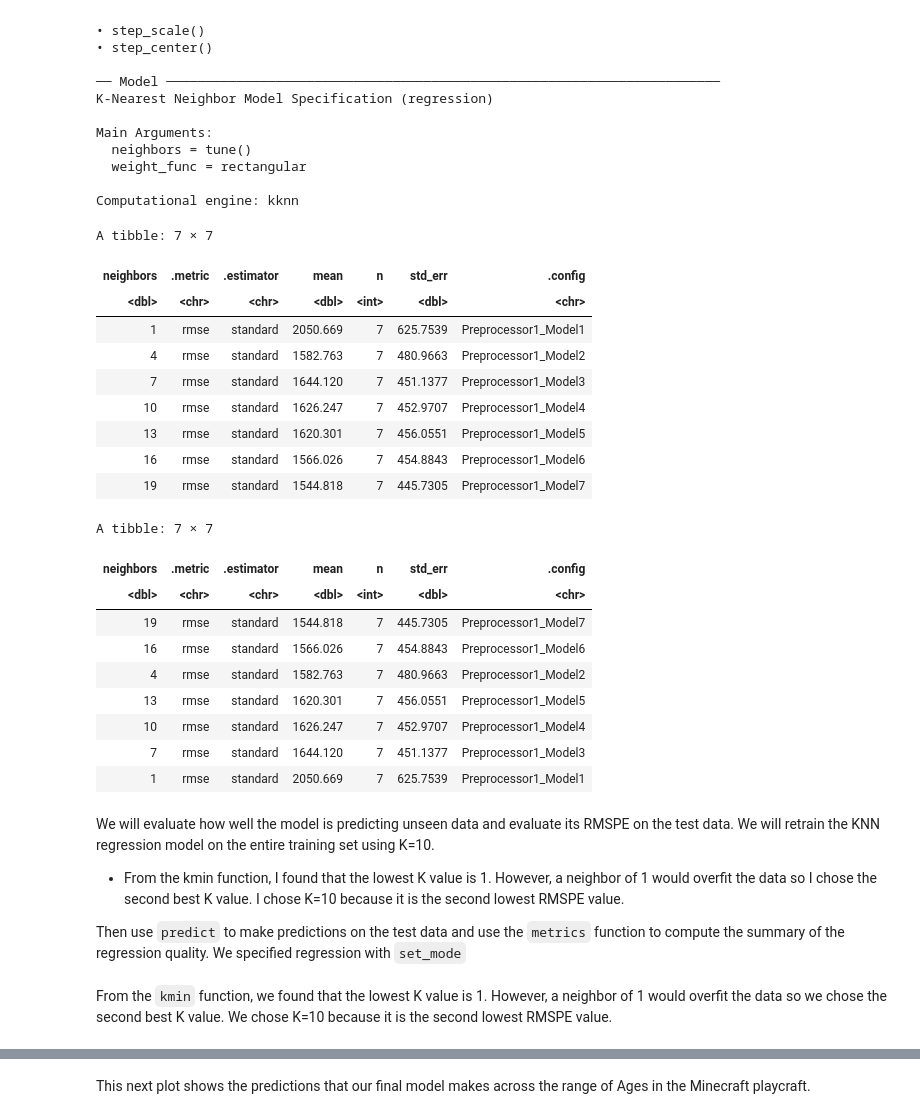
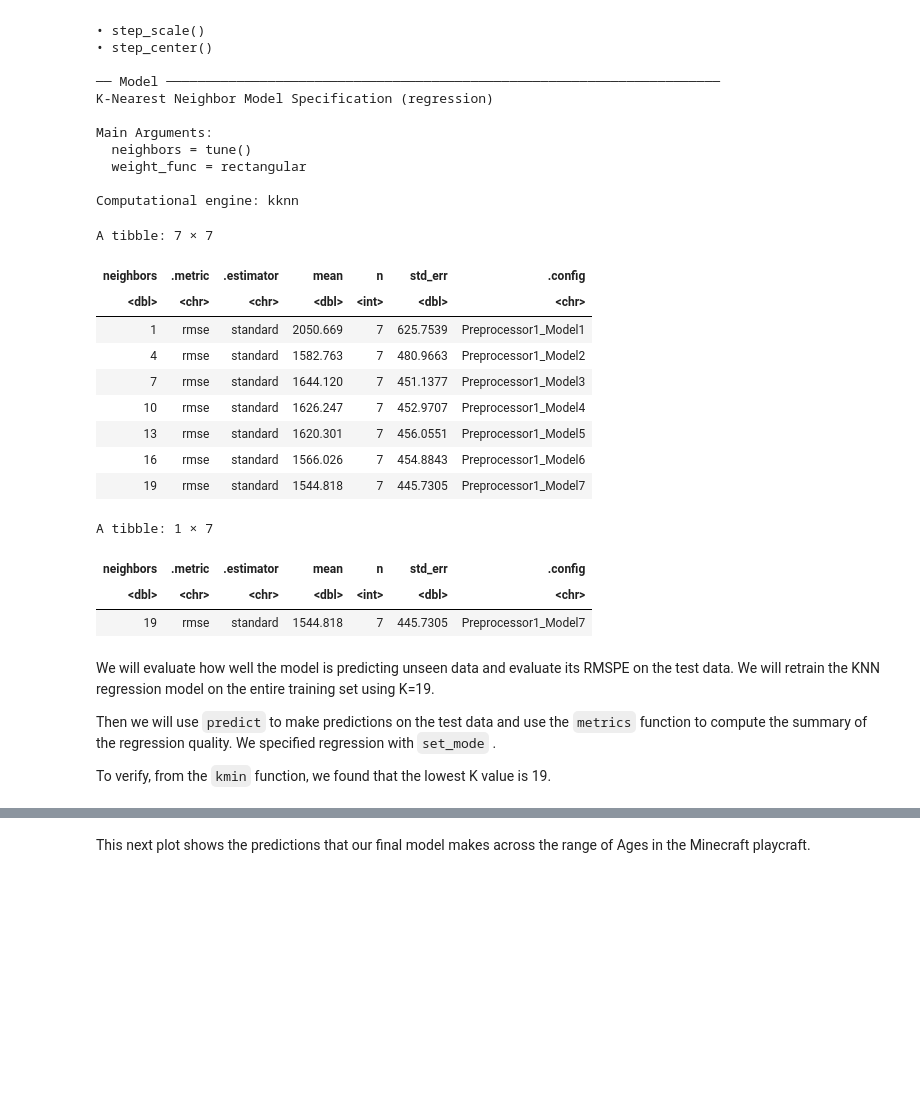
Before and after one commit to vghappy/minecraft_gameplay, a Jupyter notebook: Group Project.ipynb, the cells around one changed output, grey strips where cells are left out. Drawn from its saved outputs; the diff is of its cells as text; code cells hidden in the pictures; blank space fills up the shorter version.

```diff
--- a/Group Project.ipynb
+++ b/Group Project.ipynb
@@ -255,40 +240,36 @@ gridvals<- tibble(neighbors=seq(from=1, to=20, by=3))
 # %%
 players_results<- players_wkflw|>
 tune_grid(resamples= players_vfold, grid=gridvals)|>
 collect_metrics()|>
 filter(.metric== "rmse")
 players_results
 
-
-players_min <- players_results|> arrange(mean)
+#Showing the row with the least RMSPE
+players_min <- players_results|>
+    filter(mean == min(mean))
 players_min
-#smallest RMSPE occurs when K=1
+#smallest RMSPE occurs when K=19
 # %% [output]
 A tibble: 7 × 7
 | neighbors | .metric | .estimator | mean | n | std_err | .config |
 | <dbl> | <chr> | <chr> | <dbl> | <int> | <dbl> | <chr> |
 | 1 | rmse | standard | 2050.669 | 7 | 625.7539 | Preprocessor1_Model1 |
 | 4 | rmse | standard | 1582.763 | 7 | 480.9663 | Preprocessor1_Model2 |
 | 7 | rmse | standard | 1644.120 | 7 | 451.1377 | Preprocessor1_Model3 |
 | 10 | rmse | standard | 1626.247 | 7 | 452.9707 | Preprocessor1_Model4 |
 | 13 | rmse | standard | 1620.301 | 7 | 456.0551 | Preprocessor1_Model5 |
 | 16 | rmse | standard | 1566.026 | 7 | 454.8843 | Preprocessor1_Model6 |
 | 19 | rmse | standard | 1544.818 | 7 | 445.7305 | Preprocessor1_Model7 |
-A tibble: 7 × 7
+A tibble: 1 × 7
 | neighbors | .metric | .estimator | mean | n | std_err | .config |
 | <dbl> | <chr> | <chr> | <dbl> | <int> | <dbl> | <chr> |
 | 19 | rmse | standard | 1544.818 | 7 | 445.7305 | Preprocessor1_Model7 |
-| 16 | rmse | standard | 1566.026 | 7 | 454.8843 | Preprocessor1_Model6 |
-| 4 | rmse | standard | 1582.763 | 7 | 480.9663 | Preprocessor1_Model2 |
-| 13 | rmse | standard | 1620.301 | 7 | 456.0551 | Preprocessor1_Model5 |
-| 10 | rmse | standard | 1626.247 | 7 | 452.9707 | Preprocessor1_Model4 |
-| 7 | rmse | standard | 1644.120 | 7 | 451.1377 | Preprocessor1_Model3 |
-| 1 | rmse | standard | 2050.669 | 7 | 625.7539 | Preprocessor1_Model1 |
 # %% [markdown]
-We will evaluate how well the model is predicting unseen data and evaluate its RMSPE on the test data. We will retrain the KNN regression model on the entire training set using K=10.
-* From the kmin function, I found that the lowest K value is 1. However, a neighbor of 1 would overfit the data so I chose the second best K value. I chose K=10 because it is the second lowest RMSPE value.
+We will evaluate how well the model is predicting unseen data and evaluate its RMSPE on the test data. We will retrain the KNN regression model on the entire training set using K=19.
 
-Then use `predict` to make predictions on the test data and use the `metrics` function to compute the summary of the regression quality. We specified regression with `set_mode`
+Then we will use `predict` to make predictions on the test data and use the `metrics` function to compute the summary of the regression quality. We specified regression with `set_mode` .
+
+To verify, from the `kmin` function, we found that the lowest K value is 19.
 # %%
 kmin<- players_min|>
 pull(neighbors)
@@ -297,7 +278,5 @@ players_spec<- nearest_neighbor(weight_func = "rectangular", neighbors = 10) |>
 set_engine("kknn") |>
 set_mode("regression")
-# %% [markdown]
-From the `kmin` function, we found that the lowest K value is 1. However, a neighbor of 1 would overfit the data so we chose the second best K value. We chose K=10 because it is the second lowest RMSPE value.
 # %%
 players_fit<- workflow()|>
 add_recipe(players_recipe)|>
```
Also changed, not shown: parts of 9 cells of this notebook.
